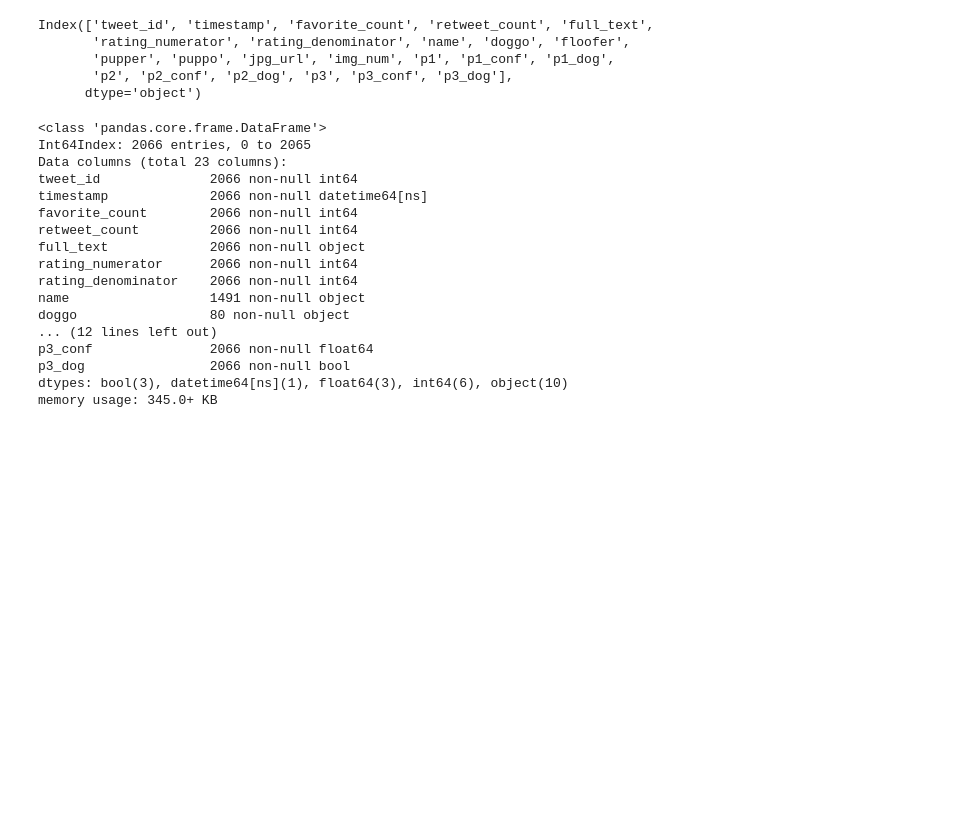
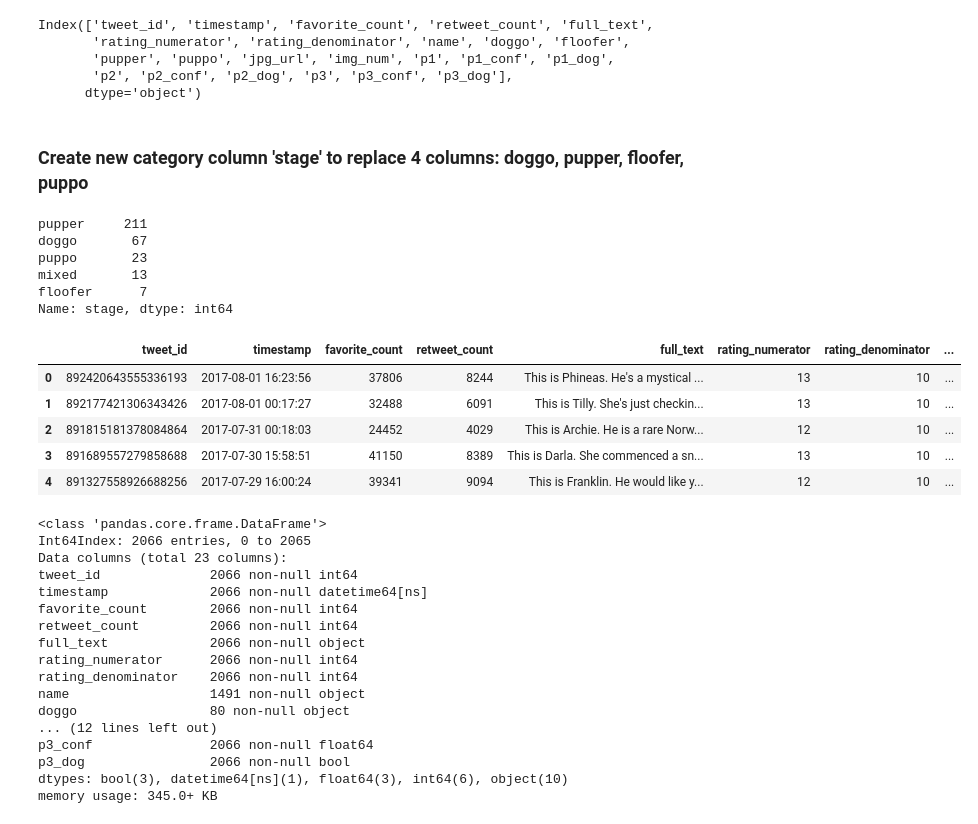
Before and after one commit to juliouribe/twitter-wrangling-project, a Jupyter notebook: wrangle_act.ipynb, the cells around one changed output. Drawn from its saved outputs; the diff is of its cells as text; code cells hidden in the pictures; blank space fills up the shorter version.

```diff
--- a/wrangle_act.ipynb
+++ b/wrangle_act.ipynb
@@ -246,4 +266,54 @@ Index(['tweet_id', 'timestamp', 'favorite_count', 'retweet_count', 'full_text',
        'pupper', 'puppo', 'jpg_url', 'img_num', 'p1', 'p1_conf', 'p1_dog',
        'p2', 'p2_conf', 'p2_dog', 'p3', 'p3_conf', 'p3_dog'],
       dtype='object')
+# %% [markdown]
+### Create new category column 'stage' to replace 4 columns: doggo, pupper, floofer, puppo
+# %%
+# Define
+# Create new stage column combining the 4 other dog stage columns and use 'mixed' when more than one stage is available
+# combine all 4 columns
+tweets_super_clean['stage'] = tweets_super_clean['doggo']+tweets_super_clean['floofer']+ \
+                    tweets_super_clean['pupper']+tweets_super_clean['puppo']
+# remove the None characters from all the strings
+tweets_super_clean['stage'] = tweets_super_clean['stage'].str.replace('None', '')
+# replace empty strings with NaN values
+tweets_super_clean['stage'] = tweets_super_clean['stage'].replace('', np.nan)
+# Fix values that include multiple stages and replace with 'mixed'
+stages = {'doggopupper': 'mixed',
+                'doggopuppo': 'mixed',
+                'doggofloofer': 'mixed'}
+def find_mixed(tweets_super_clean):
+    if tweets_super_clean['stage'] in stages.keys():
+        new_stage = stages[tweets_super_clean['stage']]
+        return new_stage
+    else:
+        return tweets_super_clean['stage']
+tweets_super_clean['stage'] = tweets_super_clean.apply(find_mixed, axis=1)
+# Test: confirm that all stage values are either: pupper, doggo, puppo, floofer, or mixed
+tweets_super_clean['stage'].value_counts()
+# %% [output]
+pupper     211
+doggo       67
+puppo       23
+mixed       13
+floofer      7
+Name: stage, dtype: int64
+# %%
+# Define
+# Drop 4 columns that we don't need anymore since all the information is in the 'stage' column
+tweets_super_clean.drop(['doggo', 'floofer', 'pupper', 'puppo'], axis=1, inplace=True)
+# rearrange the new stage column before the image prediction columns
+tweets_super_clean = tweets_super_clean[['tweet_id', 'timestamp', 'favorite_count', 'retweet_count', 'full_text',
+       'rating_numerator', 'rating_denominator', 'name', 'stage', 'jpg_url', 'img_num',
+       'p1', 'p1_conf', 'p1_dog', 'p2', 'p2_conf', 'p2_dog', 'p3', 'p3_conf',
+       'p3_dog']]
+# Test
+tweets_super_clean.head()
+# %% [output]
+|  | tweet_id | timestamp | favorite_count | retweet_count | full_text | rating_numerator | rating_denominator | ... |
+| 0 | 892420643555336193 | 2017-08-01 16:23:56 | 37806 | 8244 | This is Phineas. He's a mystical ... | 13 | 10 | ... |
+| 1 | 892177421306343426 | 2017-08-01 00:17:27 | 32488 | 6091 | This is Tilly. She's just checkin... | 13 | 10 | ... |
+| 2 | 891815181378084864 | 2017-07-31 00:18:03 | 24452 | 4029 | This is Archie. He is a rare Norw... | 12 | 10 | ... |
+| 3 | 891689557279858688 | 2017-07-30 15:58:51 | 41150 | 8389 | This is Darla. She commenced a sn... | 13 | 10 | ... |
+| 4 | 891327558926688256 | 2017-07-29 16:00:24 | 39341 | 9094 | This is Franklin. He would like y... | 12 | 10 | ... |
 # %%
```
Also changed, not shown: parts of 17 cells of this notebook.
